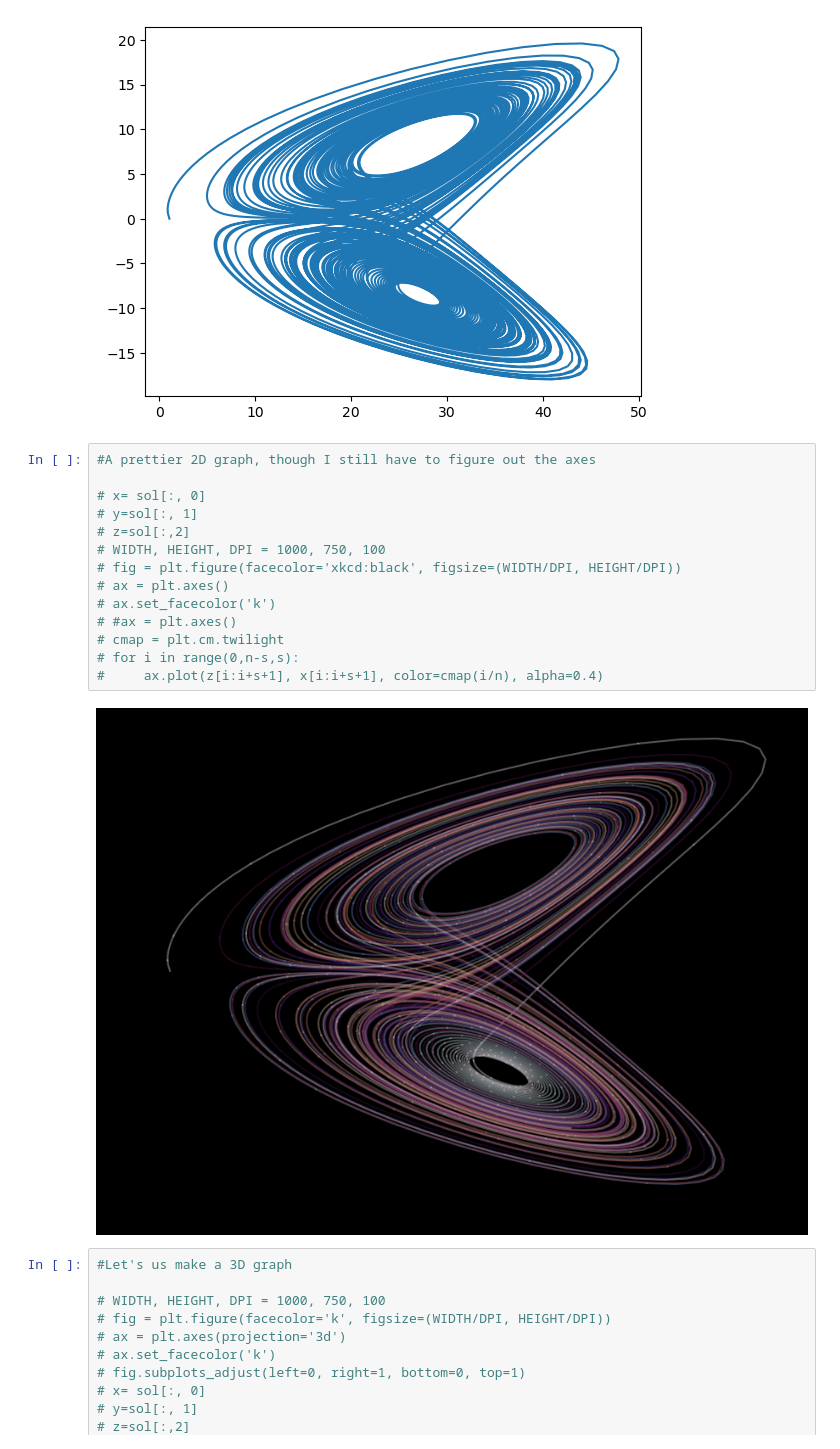
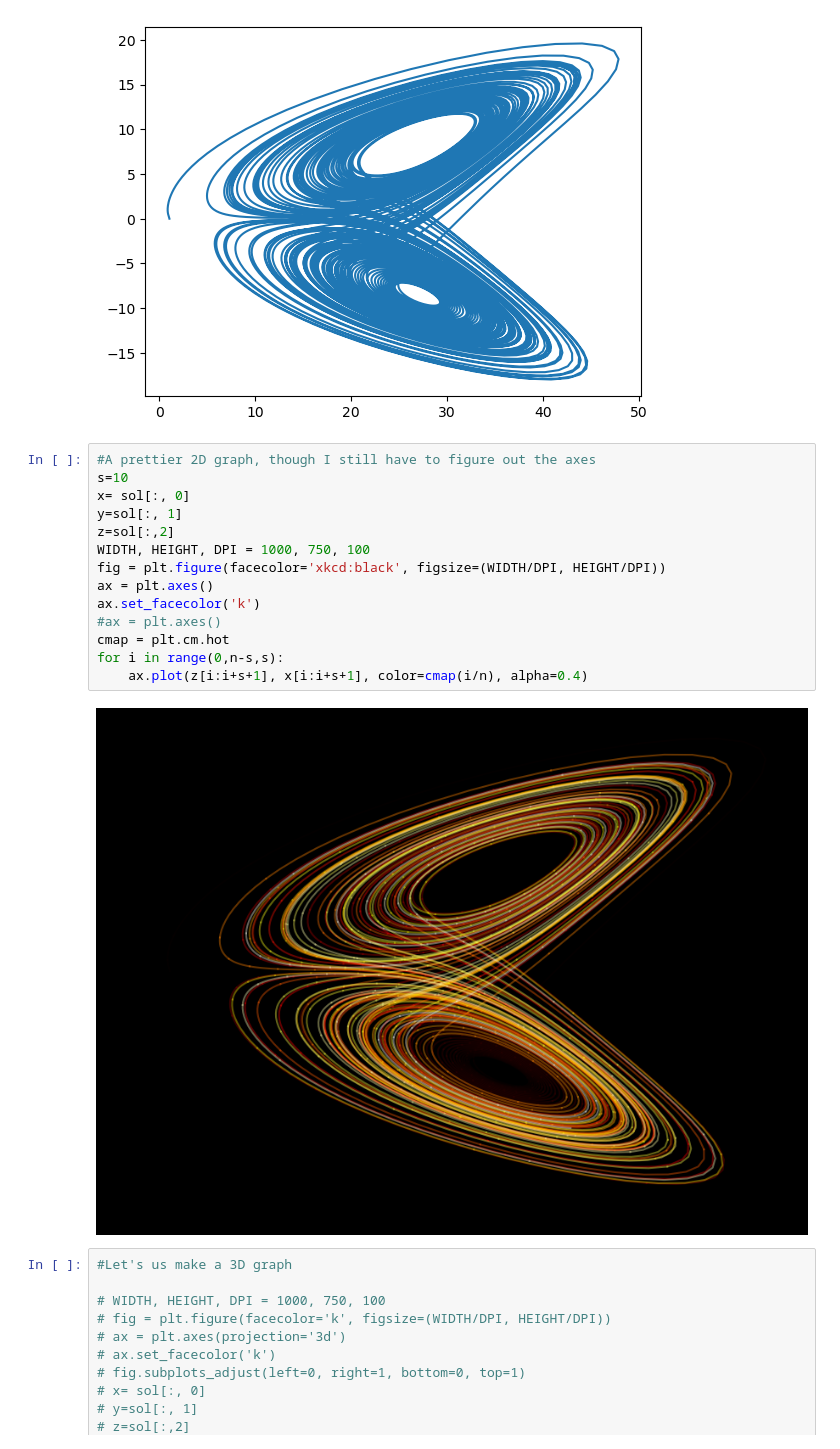
Before and after one commit to NadaEA/Data-driven-dynamical-systems, a Jupyter notebook: M494H3/ODEs.ipynb, the cells around one changed output. Drawn from its saved outputs; the diff is of its cells as text.

```diff
--- a/M494H3/ODEs.ipynb
+++ b/M494H3/ODEs.ipynb
@@ -43,20 +43,20 @@ plt.plot(sol[:,2], sol[:, 0], label='x_coord')
 [figure]
 # %%
 #A prettier 2D graph, though I still have to figure out the axes
-
-# x= sol[:, 0]
-# y=sol[:, 1]
-# z=sol[:,2]
-# WIDTH, HEIGHT, DPI = 1000, 750, 100
-# fig = plt.figure(facecolor='xkcd:black', figsize=(WIDTH/DPI, HEIGHT/DPI))
-# ax = plt.axes()
-# ax.set_facecolor('k')
-# #ax = plt.axes()
-# cmap = plt.cm.twilight
-# for i in range(0,n-s,s):
-#     ax.plot(z[i:i+s+1], x[i:i+s+1], color=cmap(i/n), alpha=0.4)
+s=10
+x= sol[:, 0]
+y=sol[:, 1]
+z=sol[:,2]
+WIDTH, HEIGHT, DPI = 1000, 750, 100
+fig = plt.figure(facecolor='xkcd:black', figsize=(WIDTH/DPI, HEIGHT/DPI))
+ax = plt.axes()
+ax.set_facecolor('k')
+#ax = plt.axes()
+cmap = plt.cm.hot
+for i in range(0,n-s,s):
+    ax.plot(z[i:i+s+1], x[i:i+s+1], color=cmap(i/n), alpha=0.4)
 # %% [output]
-[figure, old version]
+[figure, new version]
 # %%
 #Let's us make a 3D graph
 
```
Also changed, not shown: 2 other files.
